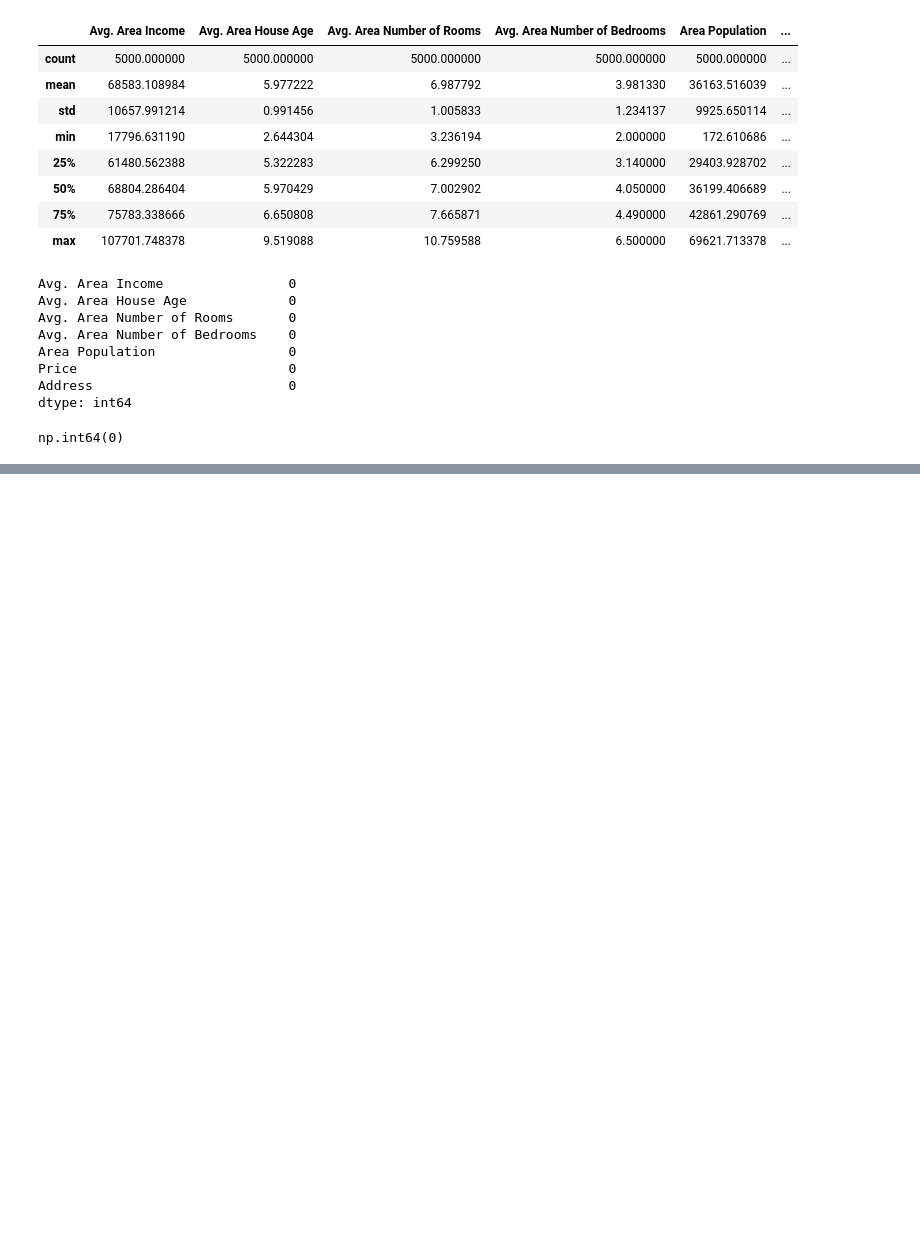
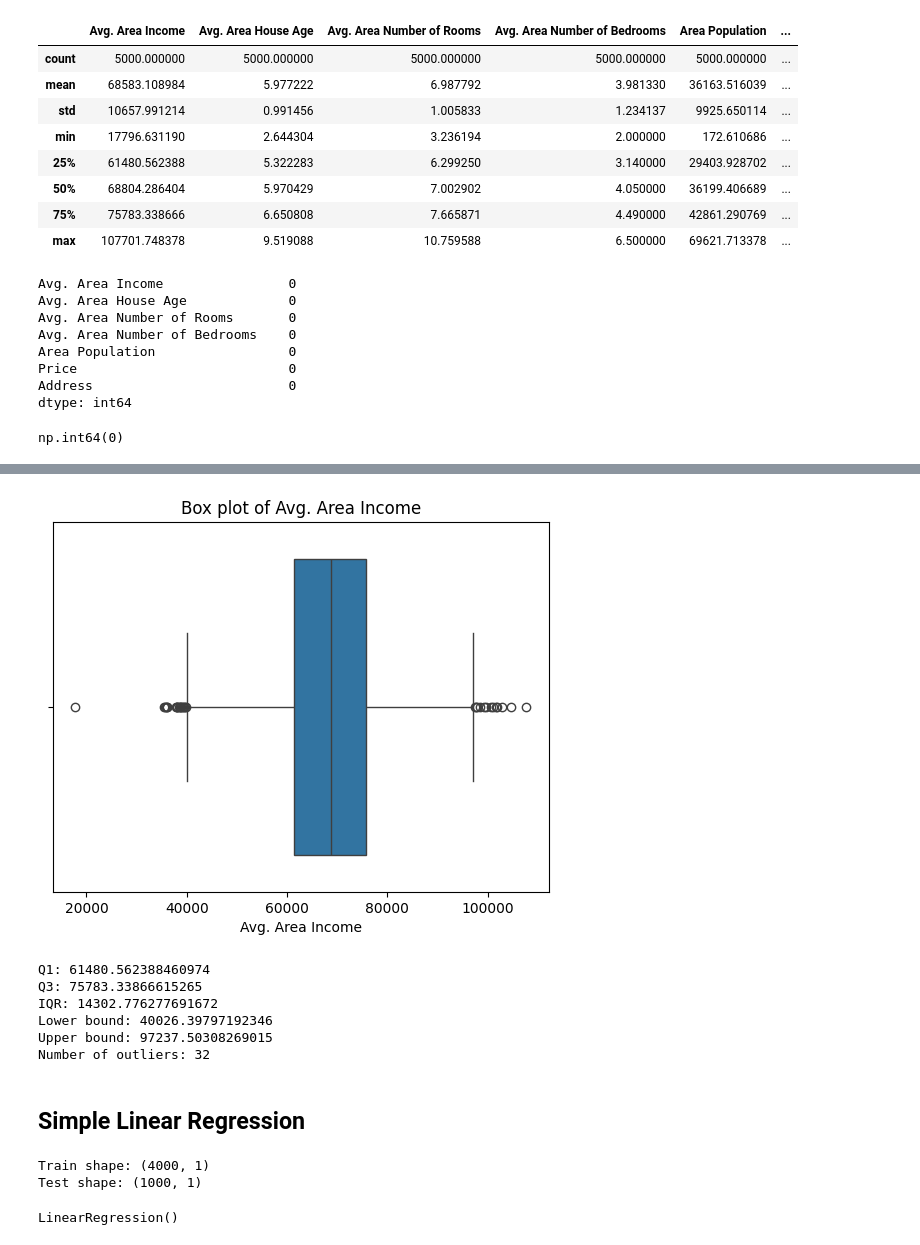
Before and after one commit to SaptanshuWanjari/3rd-Year-, a Jupyter notebook: ML/lab/22-7-Lab-3/C1_A2_18-Saptanshu_Wanjari-Lab-3.ipynb, the cells around one changed output, grey strips where cells are left out. Drawn from its saved outputs; the diff is of its cells as text; code cells hidden in the pictures; blank space fills up the shorter version.

```diff
--- a/ML/lab/22-7-Lab-3/C1_A2_18-Saptanshu_Wanjari-Lab-3.ipynb
+++ b/ML/lab/22-7-Lab-3/C1_A2_18-Saptanshu_Wanjari-Lab-3.ipynb
@@ -265,0 +124,29 @@ LinearRegression(positive=True)
+# %%
+sns.boxplot(x=df['Avg. Area Income'])
+plt.title('Box plot of Avg. Area Income')
+plt.show()
+# %% [output]
+[figure, added]
+# %%
+# IQR method to find outliers in Avg. Area Income
+q1 = df['Avg. Area Income'].quantile(0.25)
+q3 = df['Avg. Area Income'].quantile(0.75)
+iqr = q3 - q1
+lower = q1 - 1.5 * iqr
+upper = q3 + 1.5 * iqr
+outliers = df[(df['Avg. Area Income'] < lower) | (df['Avg. Area Income'] > upper)]
+print('Q1:', q1)
+print('Q3:', q3)
+print('IQR:', iqr)
+print('Lower bound:', lower)
+print('Upper bound:', upper)
+print('Number of outliers:', len(outliers))
+# %% [output]
+Q1: 61480.562388460974
+Q3: 75783.33866615265
+IQR: 14302.776277691672
+Lower bound: 40026.39797192346
+Upper bound: 97237.50308269015
+Number of outliers: 32
+# %% [markdown]
+## Simple Linear Regression
@@ -265,0 +156,12 @@ LinearRegression(positive=True)
+# %%
+X_train, X_test, y_train, y_test = train_test_split(X, y, test_size=0.2, random_state=42)
+print('Train shape:', X_train.shape)
+print('Test shape:', X_test.shape)
+# %% [output]
+Train shape: (4000, 1)
+Test shape: (1000, 1)
+# %%
+slr_model = LinearRegression()
+slr_model.fit(X_train, y_train)
+# %% [output]
+LinearRegression()
```
Also changed, not shown: parts of 51 cells of this notebook, 2 other files.
